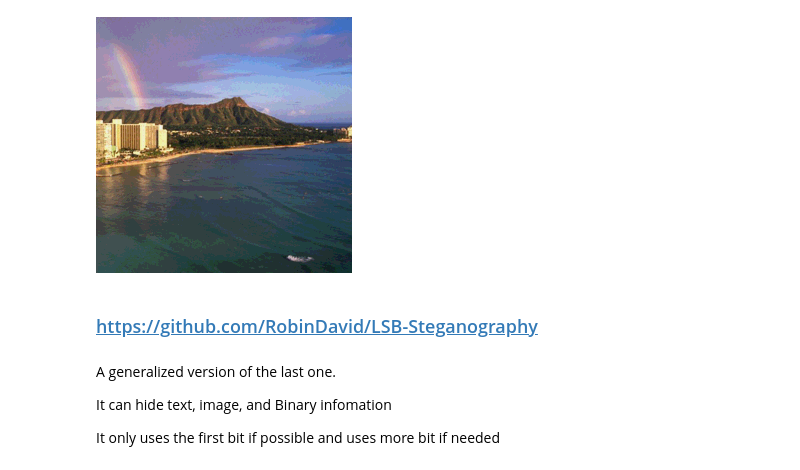
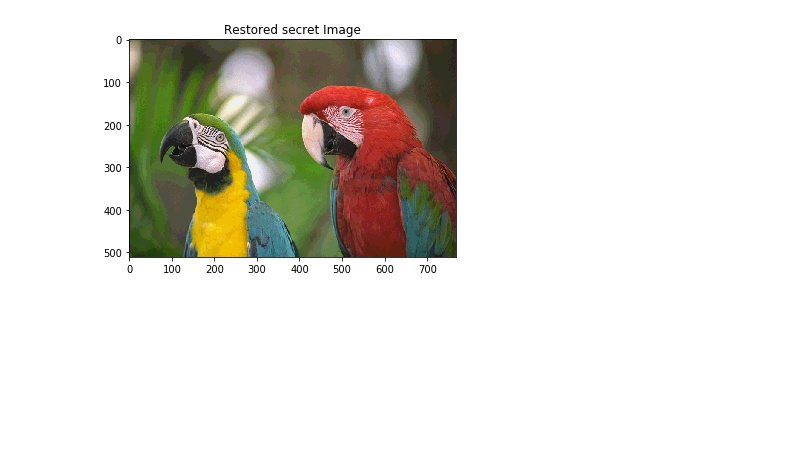
Before and after one commit to ZachariahPang/Math-110B-project3, a Jupyter notebook: LSB.ipynb, the cells around one changed output. Drawn from its saved outputs; the diff is of its cells as text; code cells hidden in the pictures; blank space fills up the shorter version.

```diff
--- a/LSB.ipynb
+++ b/LSB.ipynb
@@ -153,12 +32,7 @@ unmerged_image = Steganography.unmerge(merged_image)
-# %%
-unmerged_image
-# %% [output]
-[figure, removed]
-# %% [markdown]
-### https://github.com/RobinDavid/LSB-Steganography
-# %% [markdown]
-A generalized version of the last one.
-
-It can hide text, image, and Binary infomation
-
-It only uses the first bit if possible and uses more bit if needed
+# %%
+unmerged_image = Steganography.unmerge(merged_image)
+plt.imshow(unmerged_image)
+plt.title('Restored secret Image')
+plt.show()
+# %% [output]
+[figure, added]
```
Also changed, not shown: parts of 15 cells of this notebook, 4 other files.
